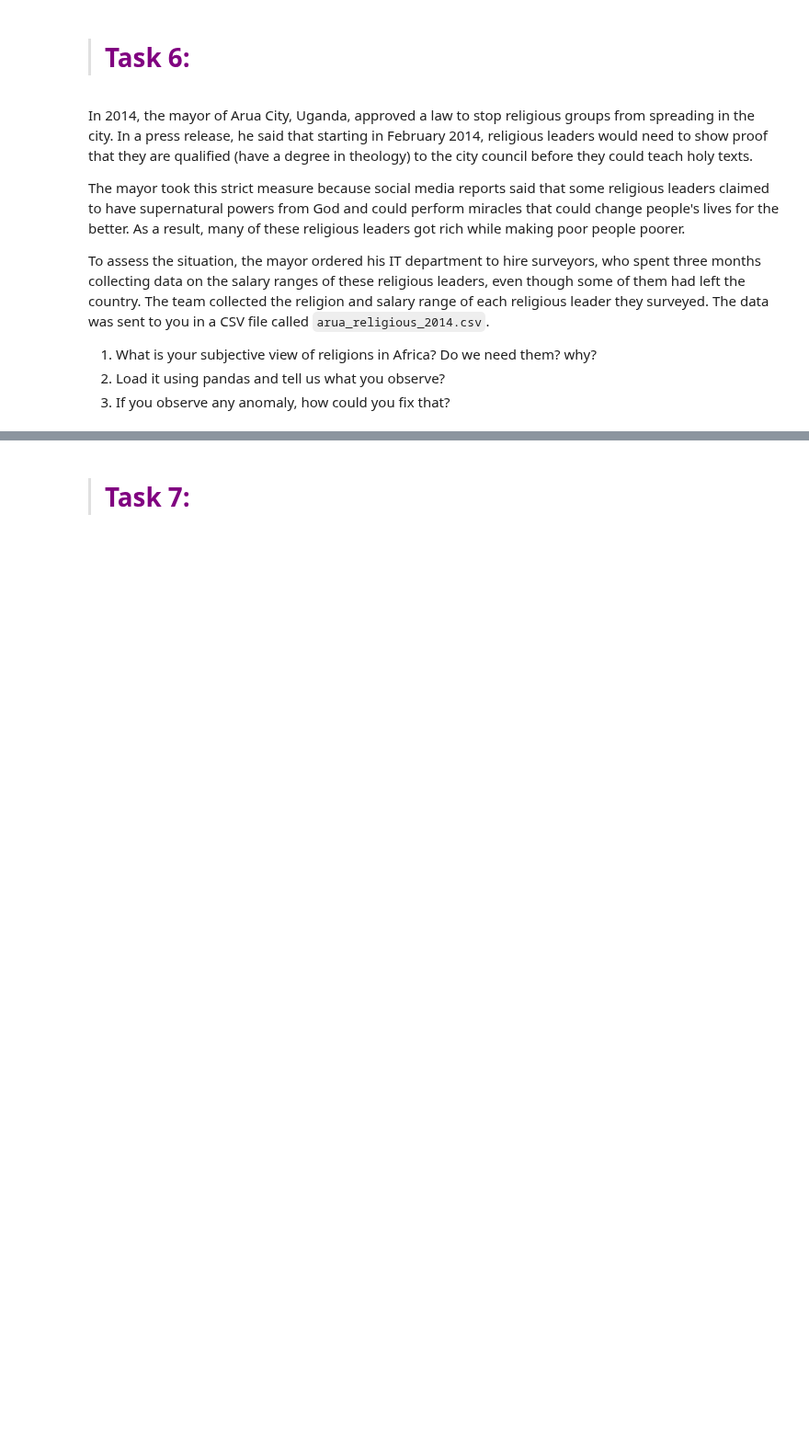
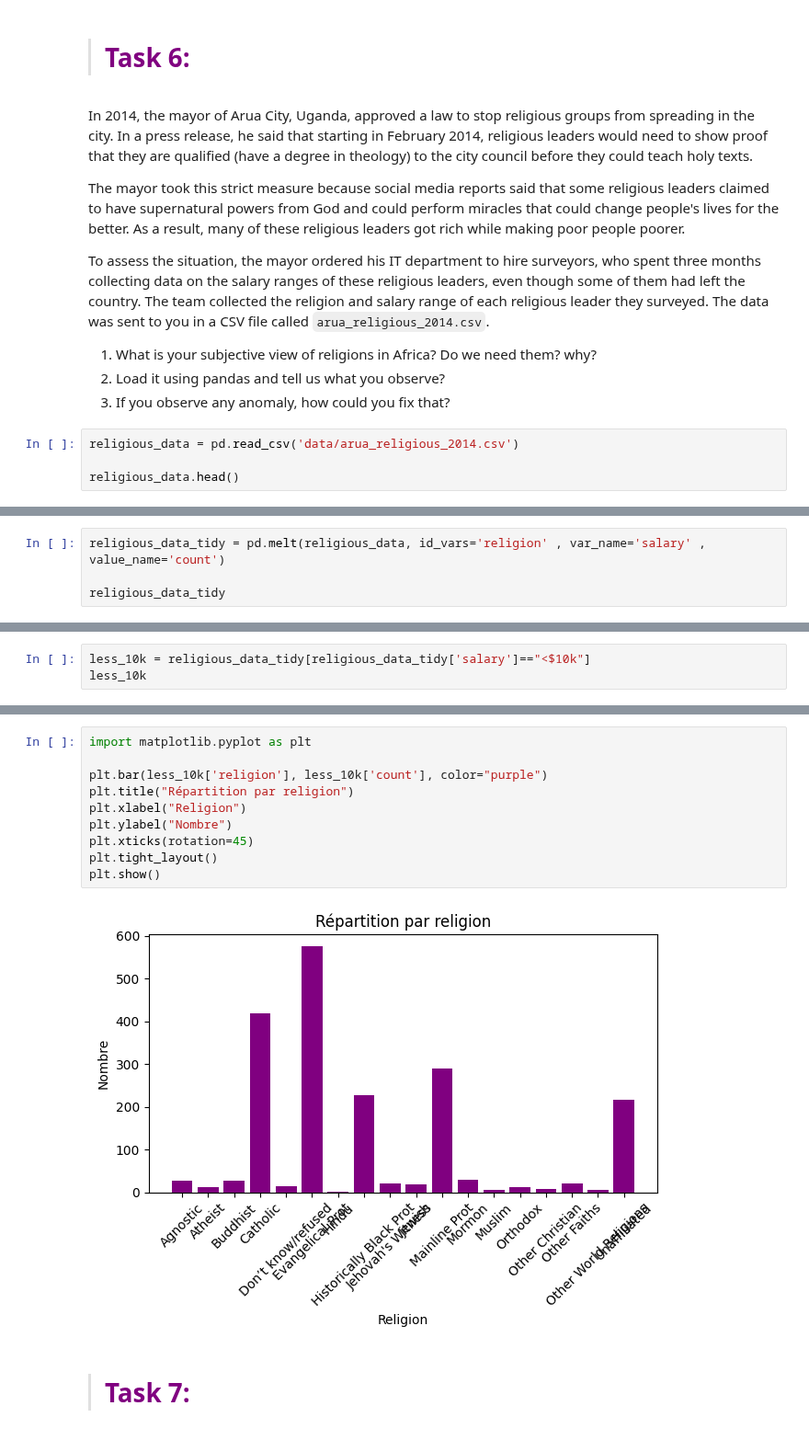
Before and after one commit to lekoundanmgedeon/data-preprocessing-daily-reports, a Jupyter notebook: module_02/03_Data_Cleaning.ipynb, the cells around one changed output, grey strips where cells are left out. Shown at 92% size. Drawn from its saved outputs; the diff is of its cells as text; blank space fills up the shorter version.

Commit message:
modul_02 : Data cleaning

```diff
--- a/module_02/03_Data_Cleaning.ipynb
+++ b/module_02/03_Data_Cleaning.ipynb
@@ -129,3 +129,7 @@ To assess the situation, the mayor ordered his IT department to hire surveyors,
 1. What is your subjective view of religions in Africa? Do we need them? why?
 2. Load it using pandas and tell us what you observe?
 3. If you observe any anomaly, how could you fix that?
+# %%
+religious_data = pd.read_csv('data/arua_religious_2014.csv')
+
+religious_data.head()
@@ -131,0 +143,4 @@ To assess the situation, the mayor ordered his IT department to hire surveyors,
+# %%
+religious_data_tidy = pd.melt(religious_data, id_vars='religion' , var_name='salary' , value_name='count')
+
+religious_data_tidy
@@ -131,0 +161,3 @@ To assess the situation, the mayor ordered his IT department to hire surveyors,
+# %%
+less_10k = religious_data_tidy[religious_data_tidy['salary']=="<$10k"]
+less_10k
@@ -132,3 +182,15 @@ To assess the situation, the mayor ordered his IT department to hire surveyors,
+# %%
+import matplotlib.pyplot as plt
+
+plt.bar(less_10k['religion'], less_10k['count'], color="purple")
+plt.title("Répartition par religion")
+plt.xlabel("Religion")
+plt.ylabel("Nombre")
+plt.xticks(rotation=45)
+plt.tight_layout()
+plt.show()
+# %% [output]
+[figure, added]
 # %% [markdown]
 ># <font color=#800080>Task 7:</font> <a class="anchor" id="Task-1"></a>
 # %% [markdown]
```
Also changed, not shown: parts of 3 cells of this notebook, 1 other file.
